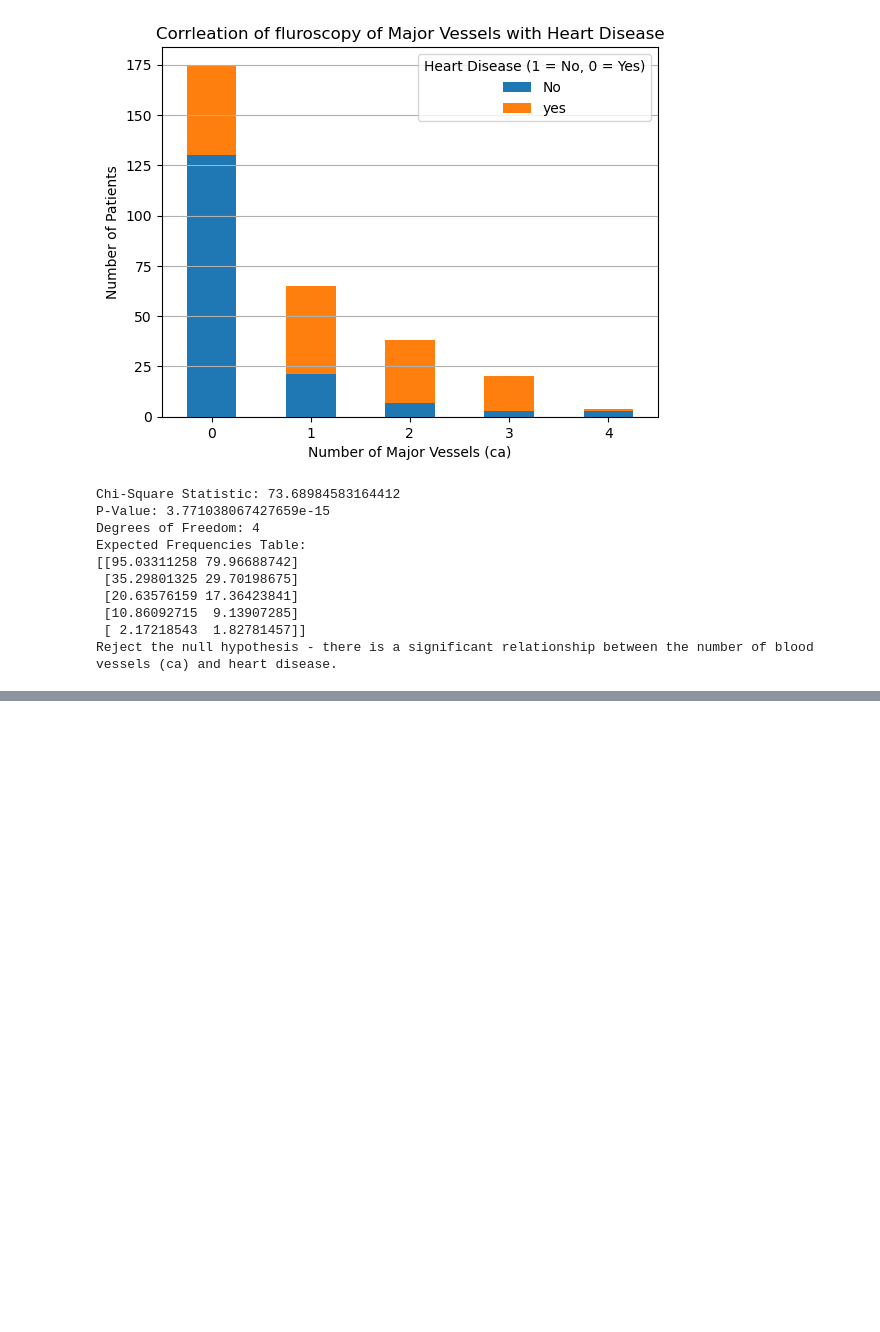
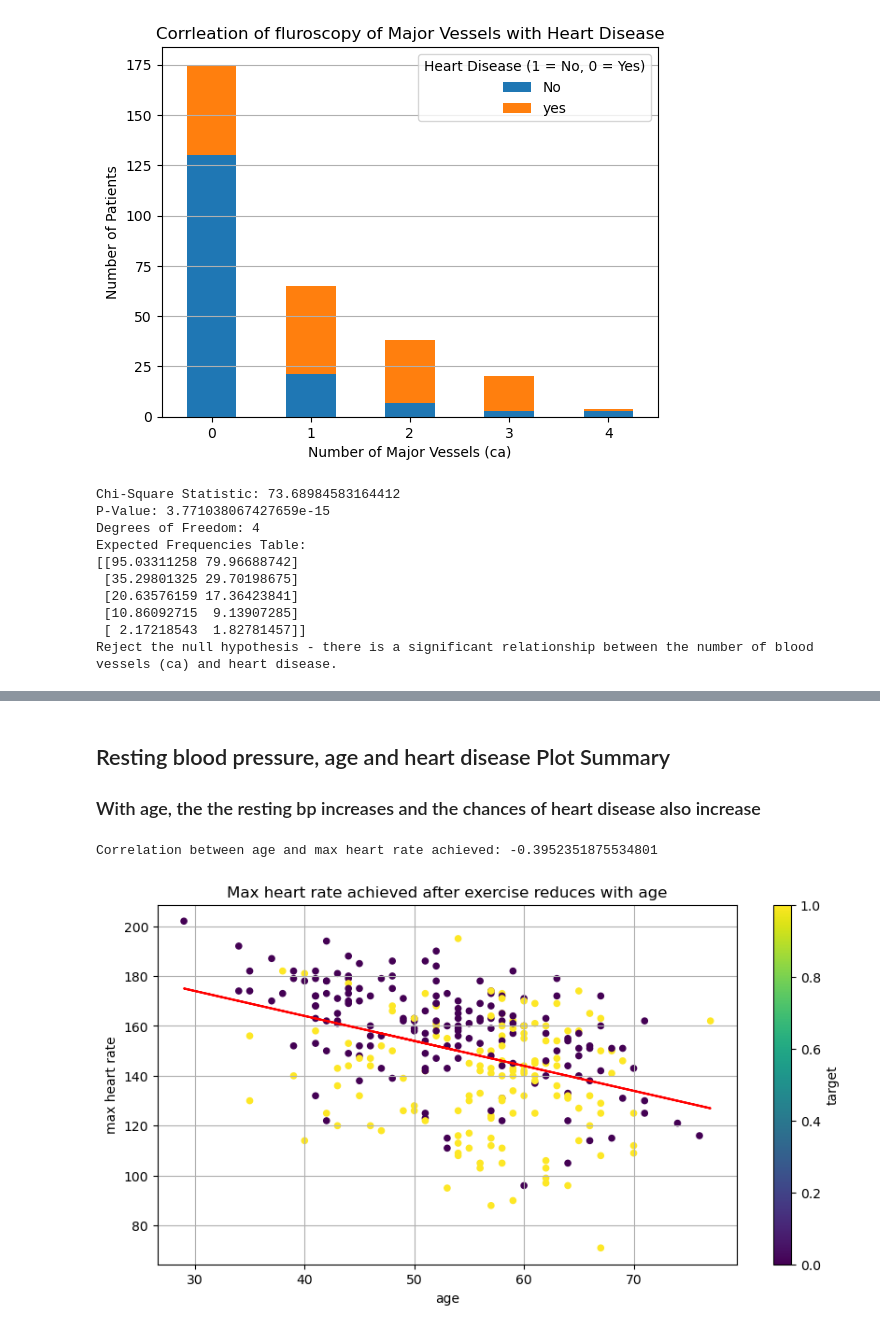
Before and after one commit to dallen91801/Heart-Disease-Analysis, a Jupyter notebook: Final_notebook_aleks (4).ipynb, the cells around one changed output, grey strips where cells are left out. Cells and saved outputs as stored; diff of their text form; code cells hidden in the pictures; blank space fills up the shorter version.

```diff
--- a/Final_notebook.ipynb
+++ b/Final_notebook_aleks (4).ipynb
@@ -210,25 +219,29 @@ Reject the null hypothesis - there is a significant association between gender a
 # %%
-#Hypothesis#2
-
+#Hypothesis#2 (Aleks)
 #Older patients are more likely to have exercise-induced angina and abnormal ST depression levels.
-#Bins to divide age into 5 groups: 29-39, 40-49. 50-69, 60-69, 70-77
-
-#"Measurement. ST segment depression may be determined by measuring the vertical distance between the patient's
+#Note: ST segment depression may be determined by measuring the vertical distance between the patient's
 #trace and the isoelectric line at a location 2-3 millimeters from the QRS complex. It is significant if it
 #is more than 1 mm in V5-V6, or 1.5 mm in AVF or III."-> from https://en.wikipedia.org/wiki/ST_depression#:~:text=the%20ECG%20paper.-,Measurement,mm%20in%20AVF%20or%20III.
 
+#Divide age into 5 bins: 29-39, 40-49. 50-69, 60-69, 70-77
 bins = [29, 39, 49, 59, 69, 77]
 labels = ['29-39', '40-49', '50-59', '60-69', '70-77']
-heart_disease_df.loc[:, 'age_group'] = pd.cut(heart_disease_df['age'], bins=bins, labels=labels, right=True)
+heart_disease_df['age_group'] = pd.cut(heart_disease_df['age'], bins=bins, labels=labels, right=True)
 
-#---------------------------Bar Chart Exercise-Induced Angina across age groups --------------------------
+# Bar Chart Exercise-Induced Angina across age groups --------------------------
+# Count of patients with angina
+exang_df = heart_disease_df[heart_disease_df['exang'] == 1].copy()
 
-exang_df = heart_disease_df[heart_disease_df['exang'] == 1]
+# Group patients with angina into age bins
+total_exang_count = exang_df.groupby('age_group', observed=True).size()
 
-total_exang_count = exang_df.groupby('age_group', observed=True).size()
+# Count of total patients in each age bin
 overall_count = heart_disease_df.groupby('age_group', observed=True).size()
+
+# Percentage of patients with angina in each age group
 percentage_exang = (total_exang_count / overall_count) * 100
 
+# Plot the bar chart
 plt.figure(figsize=(10, 6))
 percentage_exang.plot(kind='bar', color='skyblue')
 plt.title('Percentage of Patients with Exercise-Induced Angina by Age Group', fontweight='bold')
@@ -240,9 +253,8 @@ plt.grid(axis='y')
 plt.savefig("my_plot_bar_Angina.png")
 plt.show()
 
-#-------------------------Bar Chart Exercise-Induced Angina and Oldpeak > 1.5 across age groups -----------
-
-filt_df = heart_disease_df[(heart_disease_df['exang'] == 1) & (heart_disease_df['oldpeak'] > 1.5)]
+# -------------------------Bar Chart Exercise-Induced Angina and Oldpeak > 1.5 across age groups -----------
+filt_df = heart_disease_df[(heart_disease_df['exang'] == 1) & (heart_disease_df['oldpeak'] > 1.5)].copy()
 
 double_diagnosis_count = filt_df.groupby('age_group', observed=True).size()
 total_count = heart_disease_df.groupby('age_group', observed=True).size()
@@ -668,0 +785,25 @@ ValueError: could not convert string to float: '40-49'
+# %% [markdown]
+## Resting blood pressure, age and heart disease Plot Summary
+
+### With age, the the resting bp increases and the chances of heart disease also increase
+# %%
+# Make a line chart of age  vs max heart rate achieved, add corelation on it
+#heart_disease_df
+
+#[thalach] = maximum heart rate achieved
+
+correlation = heart_disease_df['age'].corr(heart_disease_df['thalach'])
+print(f'Correlation between age and max heart rate achieved: {correlation}')
+heart_disease_df.plot(x='age', y ='thalach', kind = 'scatter', c='target', colormap='viridis', figsize = (10,5))
+# Adding a correlation line
+slope, intercept = np.polyfit(heart_disease_df['age'], heart_disease_df['thalach'], 1)
+regression_line = slope * heart_disease_df['age'] + intercept
+plt.plot(heart_disease_df['age'], regression_line, color='red', label='Correlation Line')
+plt.title('Max heart rate achieved after exercise reduces with age')
+plt.xlabel('age')
+plt.ylabel('max heart rate')
+plt.grid()
+plt.show()
+# %% [output]
+Correlation between age and max heart rate achieved: -0.3952351875534801
+[figure, added]
```
Also changed, not shown: parts of 31 cells of this notebook, 1 other file.
